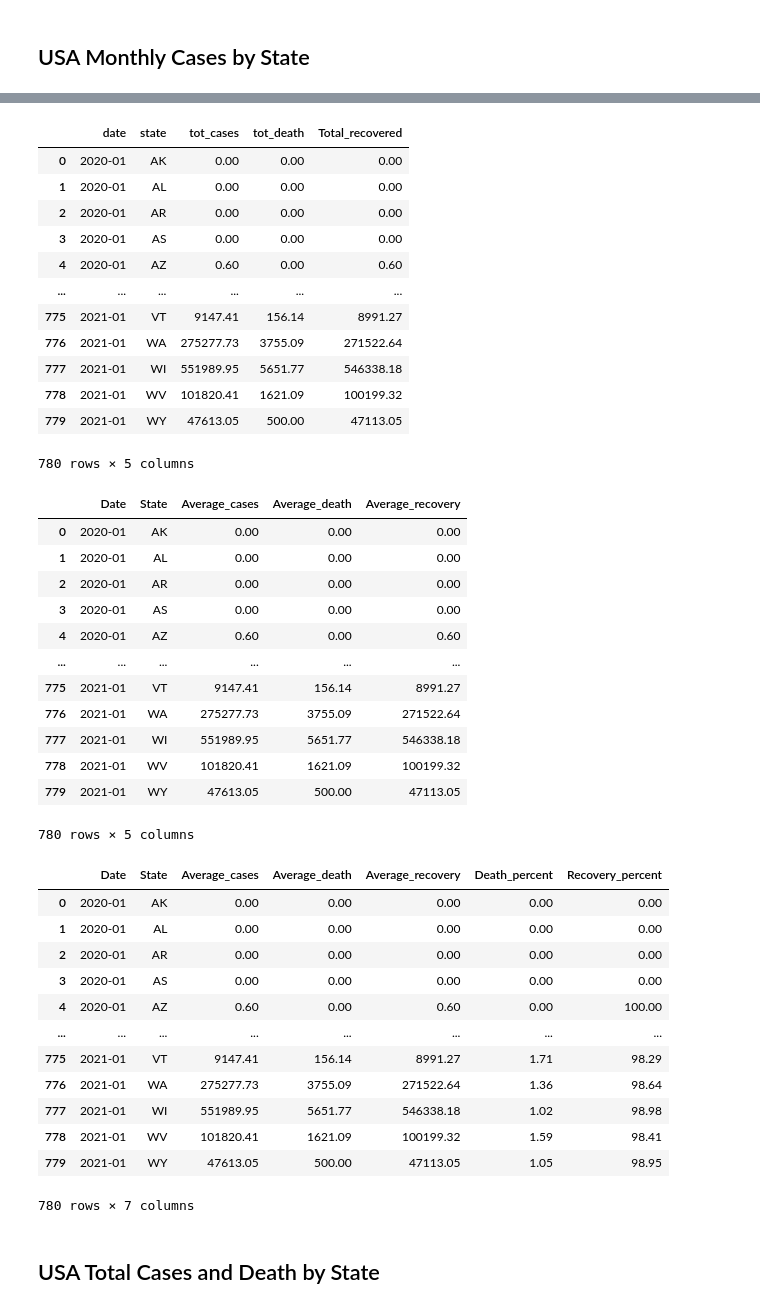
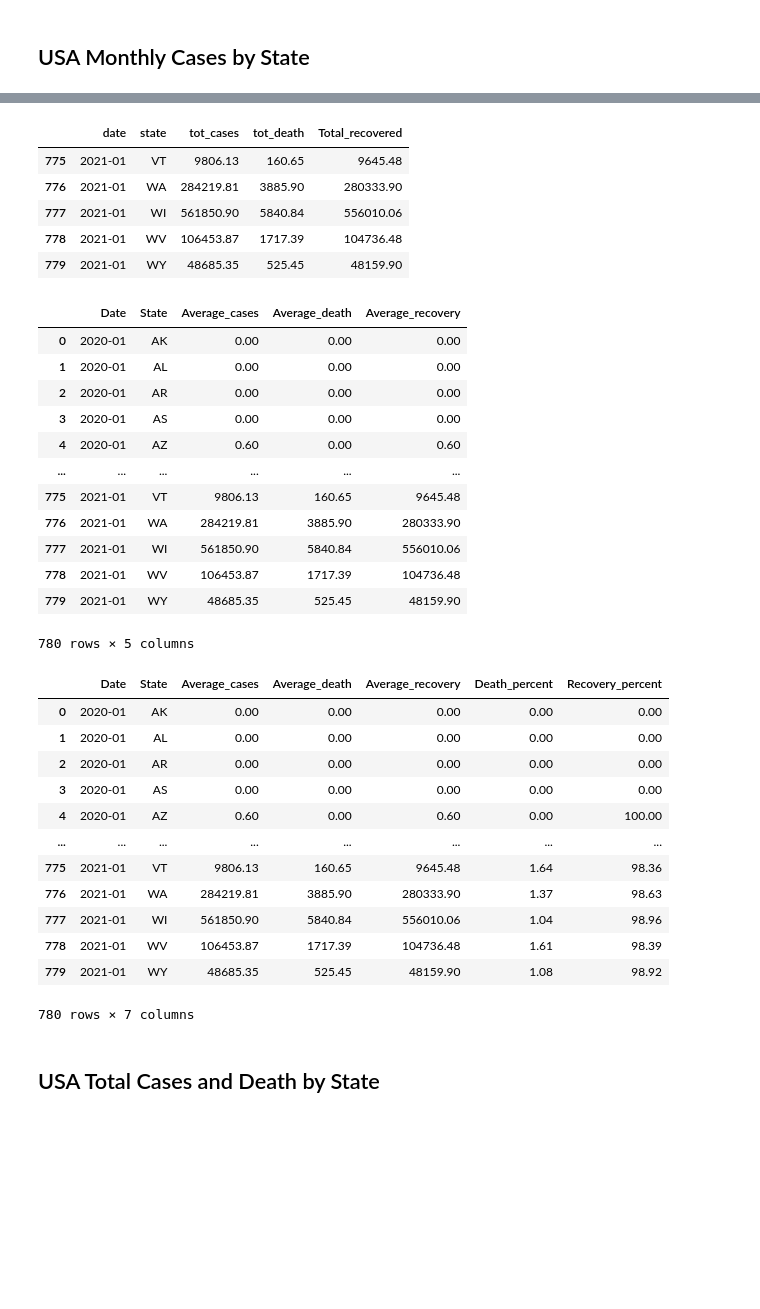
Before and after one commit to gotar1/COVID-19-Dashboard, a Jupyter notebook: Notebooks/analysis.ipynb, the cells around one changed output, grey strips where cells are left out. Saved outputs shown, nothing was run; the diff lists cells and outputs as text; code cells hidden in the pictures; blank space fills up the shorter version.

```diff
--- a/Notebooks/analysis.ipynb
+++ b/Notebooks/analysis.ipynb
@@ -27,0 +19,11 @@ covid_df.head()
+# %%
+# set a client with a token
+client = Socrata("data.cdc.gov", my_token)
+
+# results returned as JSON from API / converted to Python list of
+# dictionaries by sodapy.
+results = client.get("9mfq-cb36", limit=50000)
+
+# Convert to pandas DataFrame and display
+covid_df = pd.DataFrame.from_records(results)
+covid_df.tail()
@@ -27,0 +68,8 @@ covid_df.head()
+# %%
+# convert objects to float
+covid_df["tot_cases"] =  covid_df.tot_cases.astype(float)
+covid_df["tot_death"] = covid_df.tot_death.astype(float)
+
+# select only the columns we gonna use and display df
+covid_df = covid_df[["date", "state", "tot_cases", "tot_death"]]
+covid_df.tail()
@@ -39,5 +94,5 @@ state_df.head()
 # %%
-# select only the columns we gonna use
-covid_df = covid_df[["submission_date", "state", "tot_cases", "tot_death"]]
-covid_df.head()
+# add total recovery columns to df
+covid_df["Total_recovered"] = covid_df.tot_cases - covid_df.tot_death
+covid_df.tail()
 # %% [output]
@@ -72,21 +105,14 @@ covid_df.head()
 # %%
 # groupby date and state and take the mean value to get monthly average..
 covid_monthly_df = round(covid_df.groupby(["date", "state"]).mean().reset_index(), 2)
-covid_monthly_df
+covid_monthly_df.tail()
 # %% [output]
 |  | date | state | tot_cases | tot_death | Total_recovered |
-| 0 | 2020-01 | AK | 0.00 | 0.00 | 0.00 |
-| 1 | 2020-01 | AL | 0.00 | 0.00 | 0.00 |
-| 2 | 2020-01 | AR | 0.00 | 0.00 | 0.00 |
-| 3 | 2020-01 | AS | 0.00 | 0.00 | 0.00 |
-| 4 | 2020-01 | AZ | 0.60 | 0.00 | 0.60 |
-| ... | ... | ... | ... | ... | ... |
-| 775 | 2021-01 | VT | 9147.41 | 156.14 | 8991.27 |
-| 776 | 2021-01 | WA | 275277.73 | 3755.09 | 271522.64 |
-| 777 | 2021-01 | WI | 551989.95 | 5651.77 | 546338.18 |
-| 778 | 2021-01 | WV | 101820.41 | 1621.09 | 100199.32 |
-| 779 | 2021-01 | WY | 47613.05 | 500.00 | 47113.05 |
+| 775 | 2021-01 | VT | 9806.13 | 160.65 | 9645.48 |
+| 776 | 2021-01 | WA | 284219.81 | 3885.90 | 280333.90 |
+| 777 | 2021-01 | WI | 561850.90 | 5840.84 | 556010.06 |
+| 778 | 2021-01 | WV | 106453.87 | 1717.39 | 104736.48 |
+| 779 | 2021-01 | WY | 48685.35 | 525.45 | 48159.90 |
-780 rows × 5 columns
 # %%
 # rename columns. name gotta be compatable wth sqlite database naming potocol.
 covid_monthly_df = covid_monthly_df.rename(columns={"date": "Date", "state": "State", "tot_cases": "Average_cases", "tot_death": "Average_death", "Total_recovered": "Average_recovery"})
@@ -99,11 +125,11 @@ covid_monthly_df
 | 3 | 2020-01 | AS | 0.00 | 0.00 | 0.00 |
 | 4 | 2020-01 | AZ | 0.60 | 0.00 | 0.60 |
 | ... | ... | ... | ... | ... | ... |
-| 775 | 2021-01 | VT | 9147.41 | 156.14 | 8991.27 |
-| 776 | 2021-01 | WA | 275277.73 | 3755.09 | 271522.64 |
-| 777 | 2021-01 | WI | 551989.95 | 5651.77 | 546338.18 |
-| 778 | 2021-01 | WV | 101820.41 | 1621.09 | 100199.32 |
-| 779 | 2021-01 | WY | 47613.05 | 500.00 | 47113.05 |
+| 775 | 2021-01 | VT | 9806.13 | 160.65 | 9645.48 |
+| 776 | 2021-01 | WA | 284219.81 | 3885.90 | 280333.90 |
+| 777 | 2021-01 | WI | 561850.90 | 5840.84 | 556010.06 |
+| 778 | 2021-01 | WV | 106453.87 | 1717.39 | 104736.48 |
+| 779 | 2021-01 | WY | 48685.35 | 525.45 | 48159.90 |
 780 rows × 5 columns
 # %%
 # add death and recovery percentage columns. change NA values to zero
@@ -119,11 +145,11 @@ covid_monthly_df
 | 3 | 2020-01 | AS | 0.00 | 0.00 | 0.00 | 0.00 | 0.00 |
 | 4 | 2020-01 | AZ | 0.60 | 0.00 | 0.60 | 0.00 | 100.00 |
 | ... | ... | ... | ... | ... | ... | ... | ... |
-| 775 | 2021-01 | VT | 9147.41 | 156.14 | 8991.27 | 1.71 | 98.29 |
-| 776 | 2021-01 | WA | 275277.73 | 3755.09 | 271522.64 | 1.36 | 98.64 |
-| 777 | 2021-01 | WI | 551989.95 | 5651.77 | 546338.18 | 1.02 | 98.98 |
-| 778 | 2021-01 | WV | 101820.41 | 1621.09 | 100199.32 | 1.59 | 98.41 |
-| 779 | 2021-01 | WY | 47613.05 | 500.00 | 47113.05 | 1.05 | 98.95 |
+| 775 | 2021-01 | VT | 9806.13 | 160.65 | 9645.48 | 1.64 | 98.36 |
+| 776 | 2021-01 | WA | 284219.81 | 3885.90 | 280333.90 | 1.37 | 98.63 |
+| 777 | 2021-01 | WI | 561850.90 | 5840.84 | 556010.06 | 1.04 | 98.96 |
+| 778 | 2021-01 | WV | 106453.87 | 1717.39 | 104736.48 | 1.61 | 98.39 |
+| 779 | 2021-01 | WY | 48685.35 | 525.45 | 48159.90 | 1.08 | 98.92 |
 780 rows × 7 columns
 # %%
 # save df as a csv file
```
Also changed, not shown: parts of 16 cells of this notebook, 5 other files.
